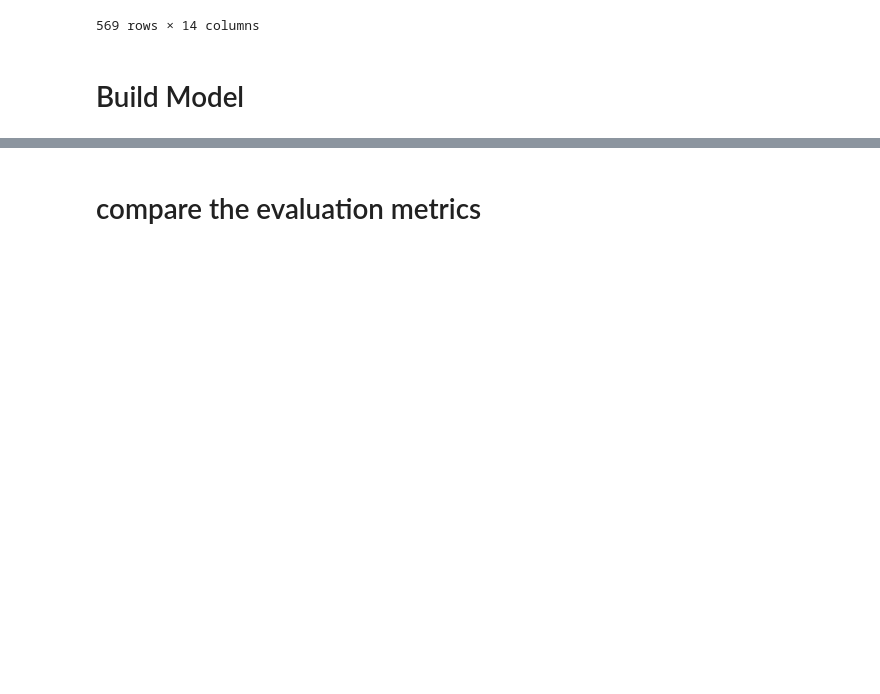
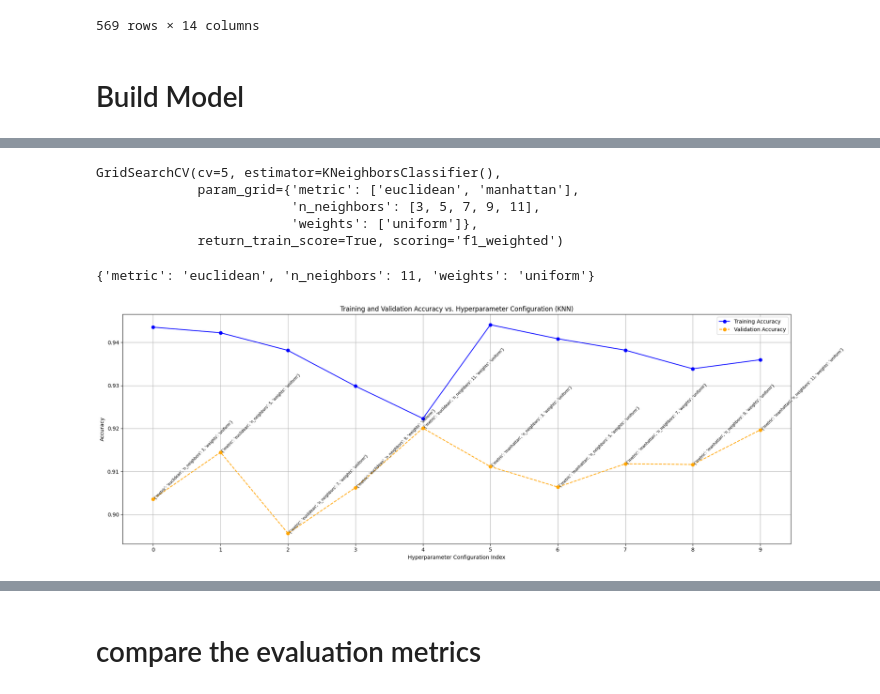
Before and after one commit to Malak0277/Breast-Cancer-Types-Prediction, a Jupyter notebook: Breast_Cancer_Model_Development.ipynb, the cells around one changed output, grey strips where cells are left out. Saved outputs shown, nothing was run; the diff lists cells and outputs as text; code cells hidden in the pictures; blank space fills up the shorter version.

```diff
--- a/Breast_Cancer_Model_Development.ipynb
+++ b/Breast_Cancer_Model_Development.ipynb
@@ -32,0 +194,41 @@ df
+# %%
+# Define a dictionary for hyperparameter tuning
+knn_param_grid = {
+    # List of possible values for the number of neighbors to consider during classification
+    'n_neighbors': [3, 5, 7, 9, 11],
+
+    # Set the 'weights' parameter to 'uniform', meaning each neighbor has an equal weight in the prediction
+    'weights': ['uniform'],
+
+    # List of distance metrics to use when calculating the distance between data points
+    'metric': ['euclidean', 'manhattan']
+}
+# %%
+# Create KNN classifier model
+knn_model = KNeighborsClassifier()
+
+# Set up GridSearchCV to search for the best hyperparameters
+knn_grid_search = GridSearchCV(
+    estimator=knn_model,                # KNN model
+    param_grid=knn_param_grid,          # Hyperparameter grid to search
+    scoring='f1_weighted',              # Use F1 weighted score as evaluation metric
+    cv=5,                               # 5-fold cross-validation
+    return_train_score=True             # Return training scores
+)
+# %%
+knn_grid_search.fit(X_train, y_train)
+# %% [output]
+GridSearchCV(cv=5, estimator=KNeighborsClassifier(),
+             param_grid={'metric': ['euclidean', 'manhattan'],
+                         'n_neighbors': [3, 5, 7, 9, 11],
+                         'weights': ['uniform']},
+             return_train_score=True, scoring='f1_weighted')
+# %%
+best_knn_model = knn_grid_search.best_estimator_
+knn_grid_search.best_params_
+# %% [output]
+{'metric': 'euclidean', 'n_neighbors': 11, 'weights': 'uniform'}
+# %%
+plot_hyperparameter_results(knn_grid_search, "KNN")
+# %% [output]
+[figure, added]
```
Also changed, not shown: parts of 26 cells of this notebook.
